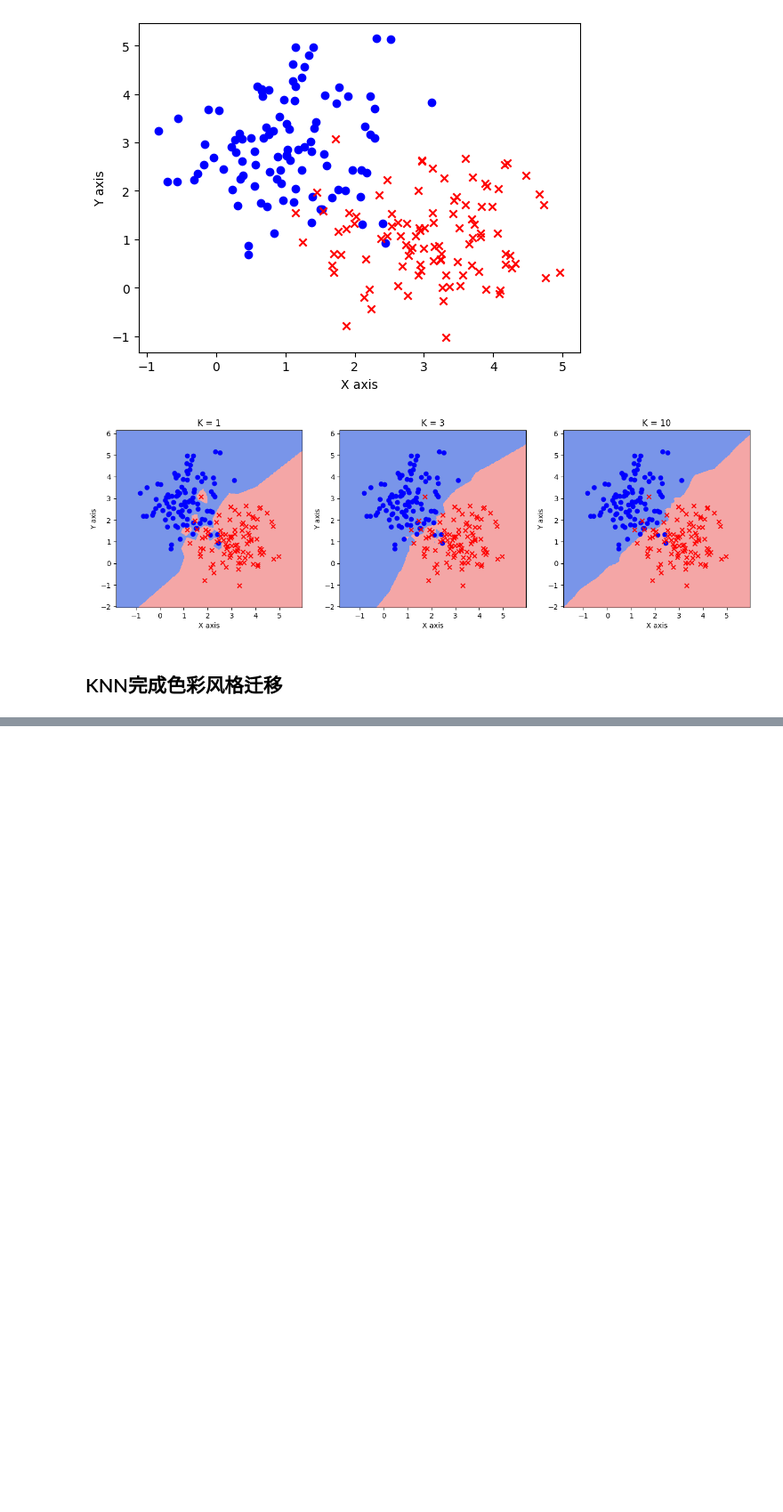
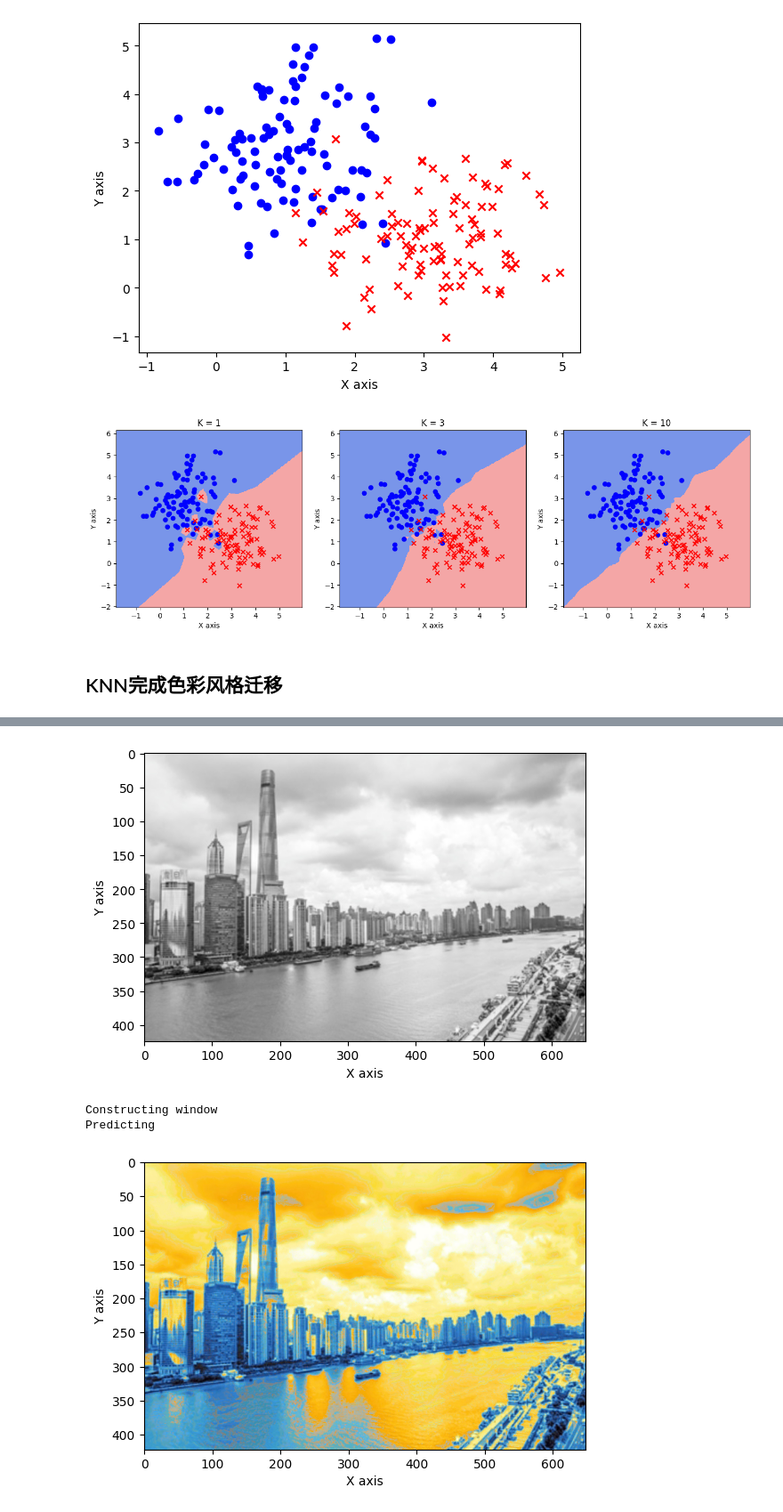
Before and after one commit to Rephilo/homl, a Jupyter notebook: chapter3/knn.ipynb, the cells around one changed output, grey strips where cells are left out. Shown at 89% size. Cells and saved outputs as stored; diff of their text form; code cells hidden in the pictures; blank space fills up the shorter version.

```diff
--- a/chapter3/knn.ipynb
+++ b/chapter3/knn.ipynb
@@ -148,0 +244,17 @@ plt.show()
+# %%
+content = io.imread(os.path.join(path, 'input.jpg'))
+new_photo = rebuild(content)
+
+#为了展示图像，我们将其转换为RGB表示
+new_image = lab2rgb(new_photo)
+
+fig = plt.figure()
+plt.imshow(new_image)
+plt.xlabel('X axis')
+plt.ylabel('Y axis')
+plt.show()
+# %% [output]
+[figure, added]
+Constructing window
+Predicting
+[figure, added]
```
Also changed, not shown: parts of 6 cells of this notebook.
